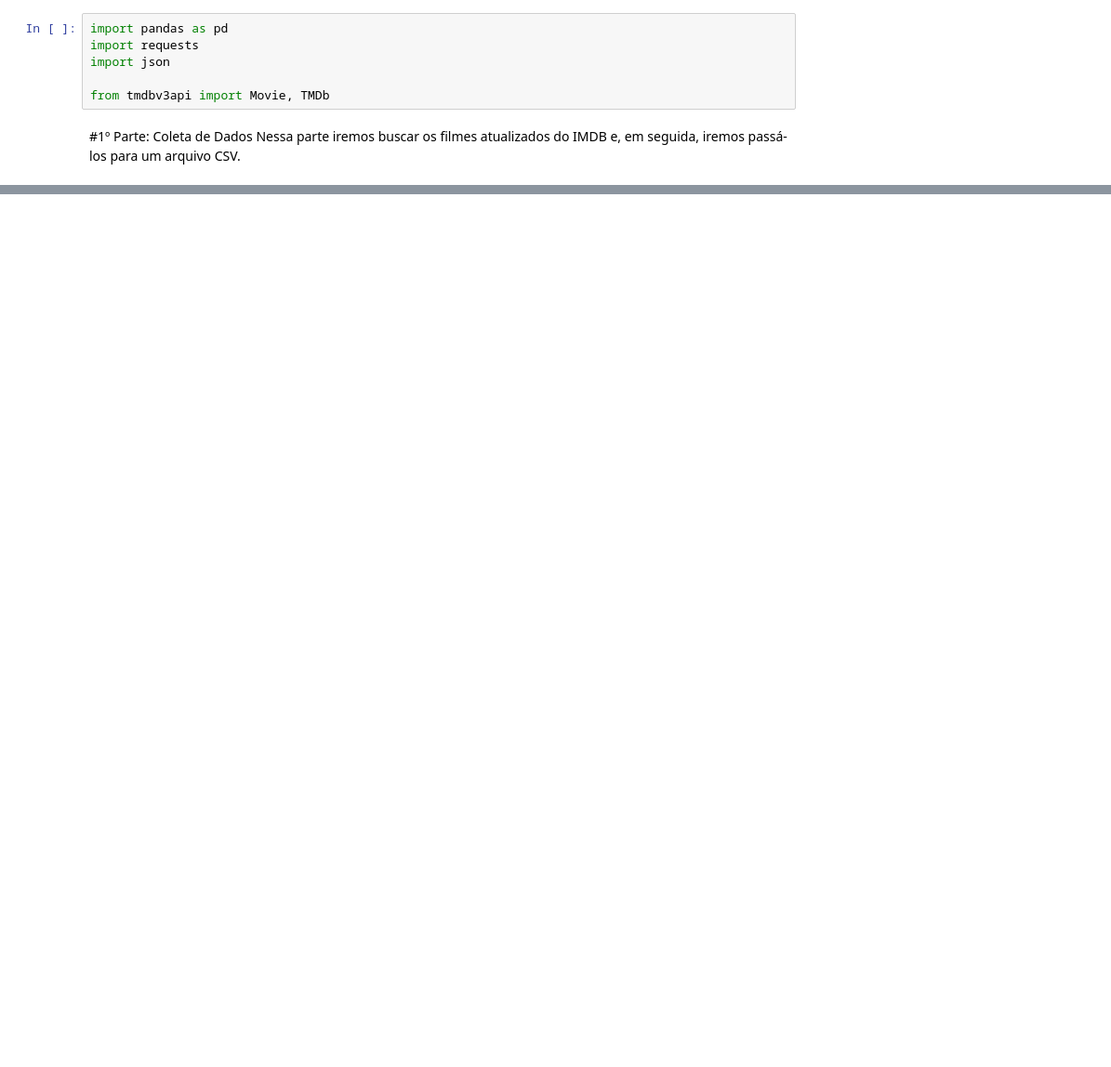
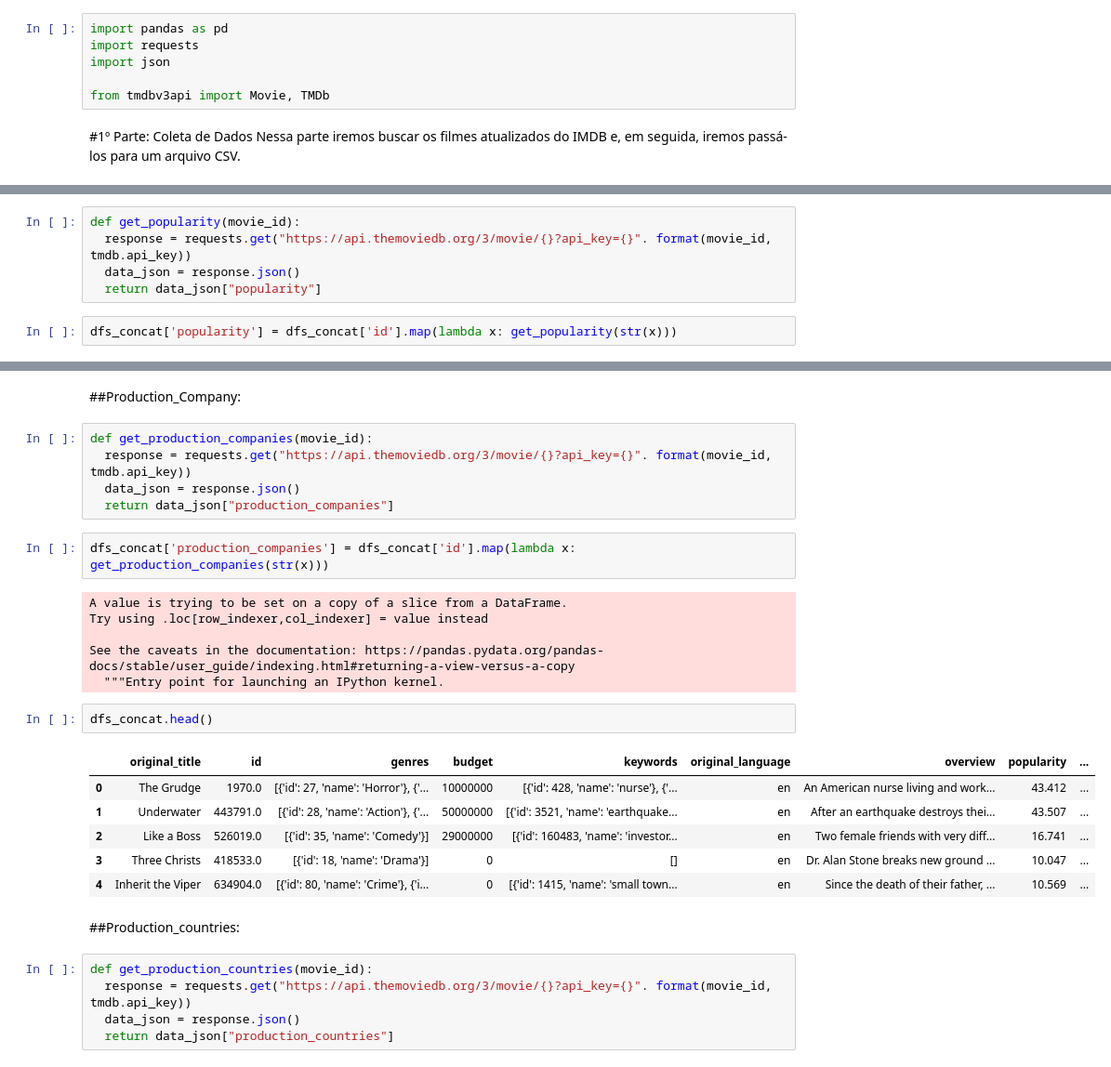
Before and after one commit to dansal0807/movie-recommendation, a Jupyter notebook: Movie_Recommendation.ipynb, the cells around one changed output, grey strips where cells are left out. Shown at 93% size. Saved outputs shown, nothing was run; the diff lists cells and outputs as text; blank space fills up the shorter version.

```diff
--- a/Movie_Recommendation.ipynb
+++ b/Movie_Recommendation.ipynb
@@ -46,0 +449,7 @@ print(max(yearss))
+# %%
+def get_popularity(movie_id):
+  response = requests.get("https://api.themoviedb.org/3/movie/{}?api_key={}". format(movie_id, tmdb.api_key))
+  data_json = response.json()
+  return data_json["popularity"]
+# %%
+dfs_concat['popularity'] = dfs_concat['id'].map(lambda x: get_popularity(str(x)))
@@ -46,0 +471,31 @@ print(max(yearss))
+# %% [markdown]
+##Production_Company:
+# %%
+def get_production_companies(movie_id):
+  response = requests.get("https://api.themoviedb.org/3/movie/{}?api_key={}". format(movie_id, tmdb.api_key))
+  data_json = response.json()
+  return data_json["production_companies"]
+# %%
+dfs_concat['production_companies'] = dfs_concat['id'].map(lambda x: get_production_companies(str(x)))
+# %% [output]
+A value is trying to be set on a copy of a slice from a DataFrame.
+Try using .loc[row_indexer,col_indexer] = value instead
+
+See the caveats in the documentation: https://pandas.pydata.org/pandas-docs/stable/user_guide/indexing.html#returning-a-view-versus-a-copy
+  """Entry point for launching an IPython kernel.
+# %%
+dfs_concat.head()
+# %% [output]
+|  | original_title | id | genres | budget | keywords | original_language | overview | popularity | ... |
+| 0 | The Grudge | 1970.0 | [{'id': 27, 'name': 'Horror'}, {'... | 10000000 | [{'id': 428, 'name': 'nurse'}, {'... | en | An American nurse living and work... | 43.412 | ... |
+| 1 | Underwater | 443791.0 | [{'id': 28, 'name': 'Action'}, {'... | 50000000 | [{'id': 3521, 'name': 'earthquake... | en | After an earthquake destroys thei... | 43.507 | ... |
+| 2 | Like a Boss | 526019.0 | [{'id': 35, 'name': 'Comedy'}] | 29000000 | [{'id': 160483, 'name': 'investor... | en | Two female friends with very diff... | 16.741 | ... |
+| 3 | Three Christs | 418533.0 | [{'id': 18, 'name': 'Drama'}] | 0 | [] | en | Dr. Alan Stone breaks new ground ... | 10.047 | ... |
+| 4 | Inherit the Viper | 634904.0 | [{'id': 80, 'name': 'Crime'}, {'i... | 0 | [{'id': 1415, 'name': 'small town... | en | Since the death of their father, ... | 10.569 | ... |
+# %% [markdown]
+##Production_countries:
+# %%
+def get_production_countries(movie_id):
+  response = requests.get("https://api.themoviedb.org/3/movie/{}?api_key={}". format(movie_id, tmdb.api_key))
+  data_json = response.json()
+  return data_json["production_countries"]
```
Also changed, not shown: parts of 160 cells of this notebook, 2 other files.
